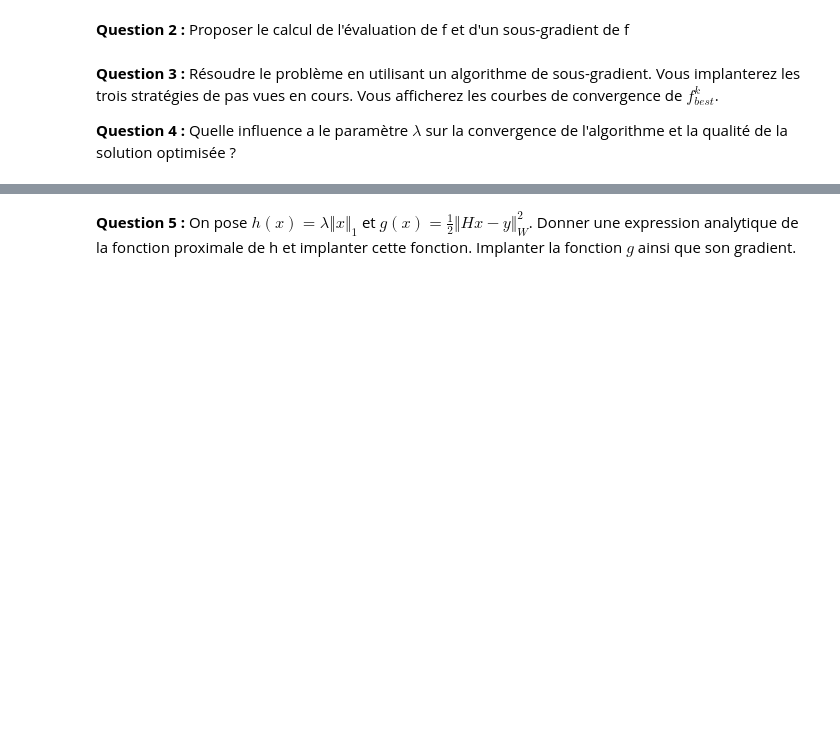
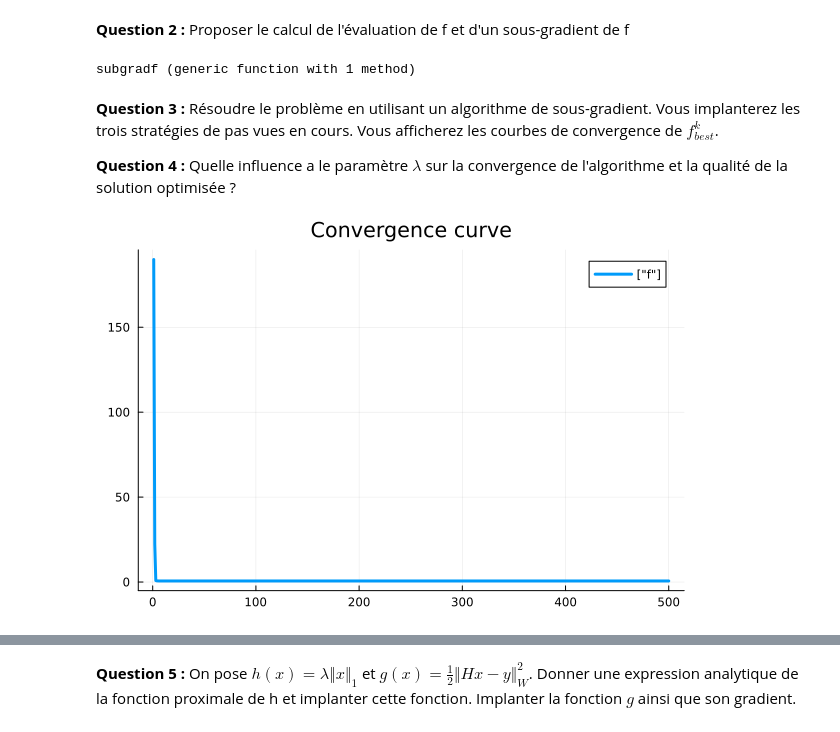
Before and after one commit to MaxMosh/n7-SN, a Jupyter notebook: 2A ModIA/S7 (INSA)/Optimisation et optimisation stochastique/Optimistation convexe non-lisse/TPs/TP 2/tp2_optimisation.ipynb, the cells around one changed output, grey strips where cells are left out. Saved outputs shown, nothing was run; the diff lists cells and outputs as text; code cells hidden in the pictures; blank space fills up the shorter version.

```diff
--- a/2A ModIA/S7 (INSA)/Optimisation et optimisation stochastique/Optimistation convexe non-lisse/TPs/TP 2/tp2_optimisation.ipynb
+++ b/2A ModIA/S7 (INSA)/Optimisation et optimisation stochastique/Optimistation convexe non-lisse/TPs/TP 2/tp2_optimisation.ipynb
@@ -57,16 +90,18 @@ plot(p1,p2,layout=(1,2),legend=false)
 # Fonction évaluant f en x
 function evalf(x,y,H,W,lambda)
     # Insérer votre code
-
+    return (1/2)*transpose(H*x - y)*W*(H*x - y) .+ lambda*norm(x,1)
     # Fin insérer code
 end
 
 # Fonction évaluant un sous-gradient de f en x
 function subgradf(x,y,H,W,lambda)
     # Insérer votre code
-
+    return transpose(H)*W*(H*x - y) + lambda*sign.(x)
     # Fin insérer code
 end
+# %% [output]
+subgradf (generic function with 1 method)
 # %% [markdown]
 **Question 3 :** Résoudre le problème en utilisant un algorithme de sous-gradient. Vous implanterez les trois stratégies de pas vues en cours. Vous afficherez les courbes de convergence de $f_{best}^k$.
 
@@ -75,33 +110,57 @@ end
 #Pkg.add("Plots")
 using Plots
 
 #Initialisation
 x = zeros(n,1);
 xbest=x;
 i = 0;
 fbest =1000000; # $f_{best}^0$
 histo =[];# Suite des itérés f_{best}^k
 
 lambda=1e-2;
 
 pas=1;
 itermax=500;
 
 xp=x;
+
+
+
+choix_pas = 1;
 while i < itermax
     i = i + 1;
     # Insérer votre code
 
+    if choix_pas == 1
+        alpha = 1 / i;
+
+    elseif choix_pas == 2
+        alpha = 10^(-2) / (i^2);
+
+    else
+        alpha = 1
+    end
+
+    g = subgradf(xp,y,H,W,lambda)
+
+    xp = xp - alpha*g
+
+    if (fbest[1] >= evalf(xp,y,H,W,lambda)[1])
+        fbest = evalf(xp,y,H,W,lambda)
+        xbest = xp
+    end
     # Fin insérer code
 
     # Stockage
     append!( histo, fbest)
 end
 #histo
 #Affichage des courbes de convergence
 #plotly();
 iter=1:itermax;
 plot(iter,histo,title="Convergence curve",label=["f"],lw=3)
+# %% [output]
+[figure, added]
 # %%
 x=[xt,xbest];
 
```
Also changed, not shown: parts of 8 cells of this notebook.
